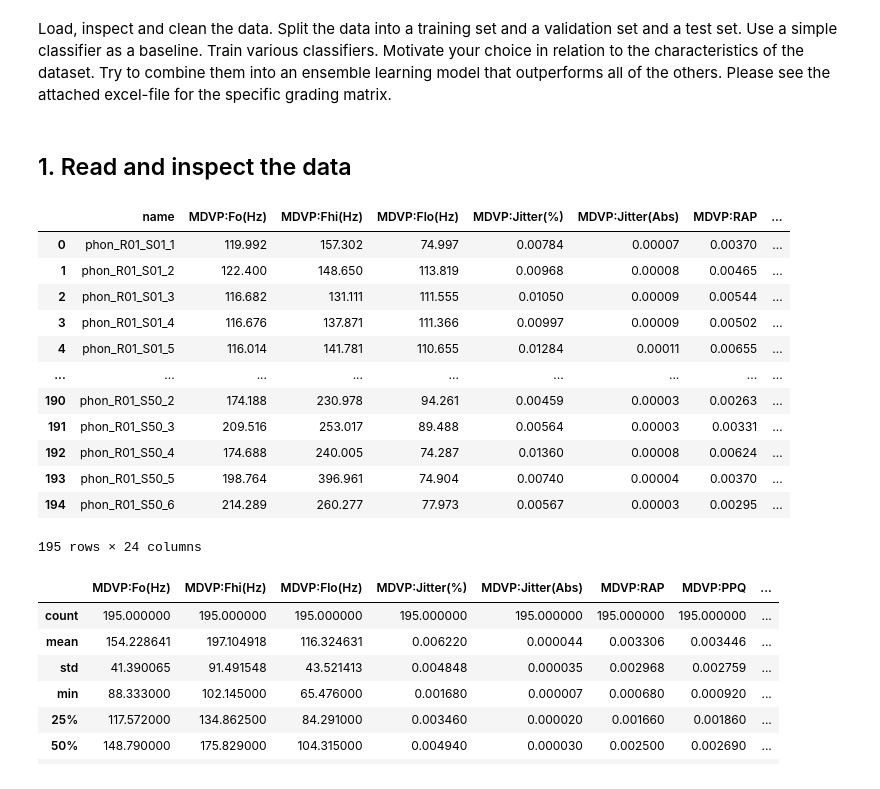
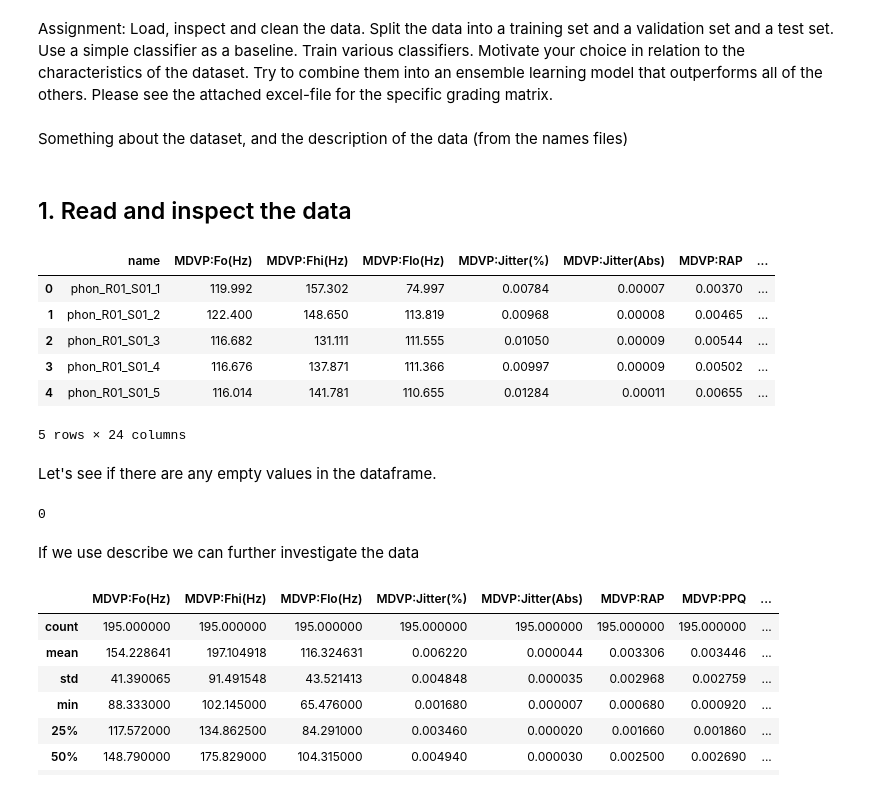
Before and after one commit to HendrikReitsma/supervised_learning_dsls, a Jupyter notebook: supervised_hendrik_reitsma_444264.ipynb, the cells around one changed output. Cells and saved outputs as stored; diff of their text form; code cells hidden in the pictures.

Commit message:
finished assignment

```diff
--- a/supervised_hendrik_reitsma_444264.ipynb
+++ b/supervised_hendrik_reitsma_444264.ipynb
@@ -1,2 +7,2 @@
 # %% [markdown]
-Load, inspect and clean the data. Split the data into a training set and a validation set and a test set. Use a simple classifier as a baseline. Train various classifiers. Motivate your choice in relation to the characteristics of the dataset. Try to combine them into an ensemble learning model that outperforms all of the others. Please see the attached excel-file for the specific grading matrix.
+Assignment: Load, inspect and clean the data. Split the data into a training set and a validation set and a test set. Use a simple classifier as a baseline. Train various classifiers. Motivate your choice in relation to the characteristics of the dataset. Try to combine them into an ensemble learning model that outperforms all of the others. Please see the attached excel-file for the specific grading matrix.
@@ -21,19 +24,15 @@ from prediction.decision_tree import decision_tree
+# %% [markdown]
+Something about the dataset, and the description of the data (from the names files)
 # %% [markdown]
 ## 1. Read and inspect the data
 # %%
-df = pd.read_csv('parkinsons.data')
-df
+df = pd.read_csv('data/parkinsons.data')
+df.head()
 # %% [output]
 |  | name | MDVP:Fo(Hz) | MDVP:Fhi(Hz) | MDVP:Flo(Hz) | MDVP:Jitter(%) | MDVP:Jitter(Abs) | MDVP:RAP | ... |
 | 0 | phon_R01_S01_1 | 119.992 | 157.302 | 74.997 | 0.00784 | 0.00007 | 0.00370 | ... |
 | 1 | phon_R01_S01_2 | 122.400 | 148.650 | 113.819 | 0.00968 | 0.00008 | 0.00465 | ... |
 | 2 | phon_R01_S01_3 | 116.682 | 131.111 | 111.555 | 0.01050 | 0.00009 | 0.00544 | ... |
 | 3 | phon_R01_S01_4 | 116.676 | 137.871 | 111.366 | 0.00997 | 0.00009 | 0.00502 | ... |
 | 4 | phon_R01_S01_5 | 116.014 | 141.781 | 110.655 | 0.01284 | 0.00011 | 0.00655 | ... |
-| ... | ... | ... | ... | ... | ... | ... | ... | ... |
-| 190 | phon_R01_S50_2 | 174.188 | 230.978 | 94.261 | 0.00459 | 0.00003 | 0.00263 | ... |
-| 191 | phon_R01_S50_3 | 209.516 | 253.017 | 89.488 | 0.00564 | 0.00003 | 0.00331 | ... |
-| 192 | phon_R01_S50_4 | 174.688 | 240.005 | 74.287 | 0.01360 | 0.00008 | 0.00624 | ... |
-| 193 | phon_R01_S50_5 | 198.764 | 396.961 | 74.904 | 0.00740 | 0.00004 | 0.00370 | ... |
-| 194 | phon_R01_S50_6 | 214.289 | 260.277 | 77.973 | 0.00567 | 0.00003 | 0.00295 | ... |
-195 rows × 24 columns
+5 rows × 24 columns
@@ -40,3 +41,11 @@ df
+# %% [markdown]
+Let's see if there are any empty values in the dataframe.
+# %%
+df.isnull().sum().sum()
+# %% [output]
+0
+# %% [markdown]
+If we use describe we can further investigate the data
 # %%
 df.describe()
 # %% [output]
```
Also changed, not shown: parts of 110 cells of this notebook, 5 other files.
